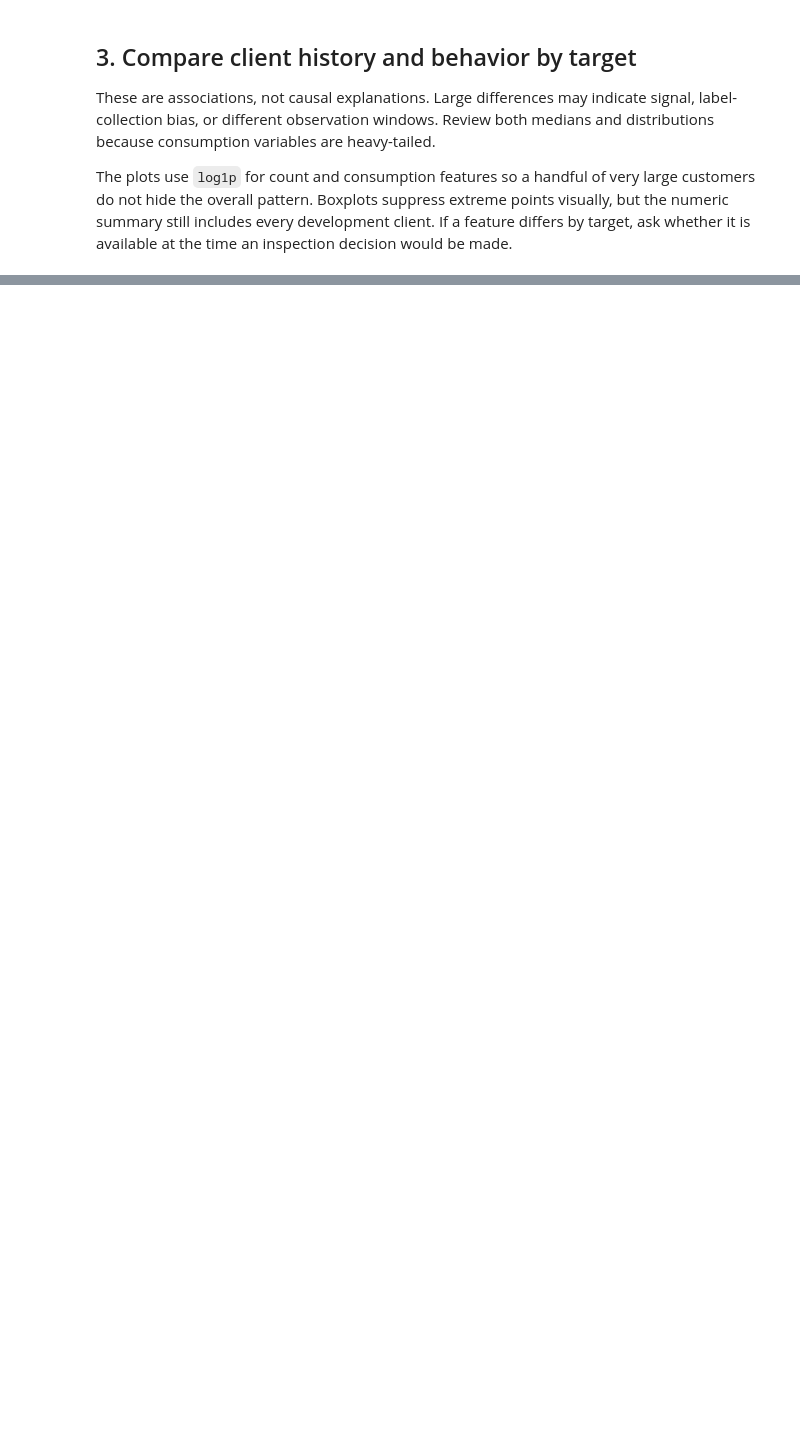
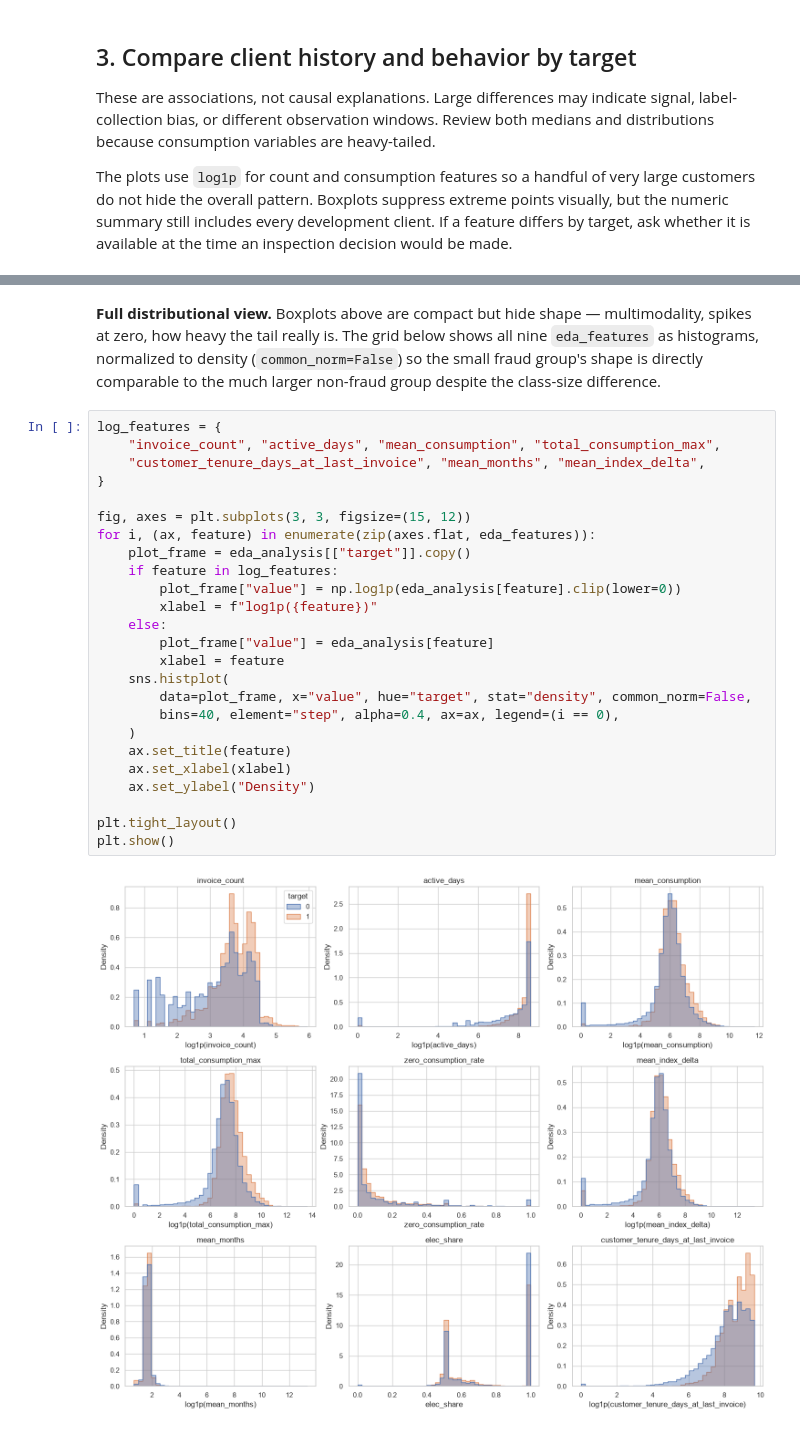
Before and after one commit to roy-nfisch/ds-fraud-in-electricity-and-gas, a Jupyter notebook: 01_eda.ipynb, the cells around one changed output, grey strips where cells are left out. Drawn from its saved outputs; the diff is of its cells as text; blank space fills up the shorter version.

```diff
--- a/01_eda.ipynb
+++ b/01_eda.ipynb
@@ -283,3 +427,35 @@ plt.show()
+# %% [markdown]
+**Full distributional view.** Boxplots above are compact but hide shape — multimodality, spikes
+at zero, how heavy the tail really is. The grid below shows all nine `eda_features` as histograms,
+normalized to density (`common_norm=False`) so the small fraud group's shape is directly
+comparable to the much larger non-fraud group despite the class-size difference.
+# %%
+log_features = {
+    "invoice_count", "active_days", "mean_consumption", "total_consumption_max",
+    "customer_tenure_days_at_last_invoice", "mean_months", "mean_index_delta",
+}
+
+fig, axes = plt.subplots(3, 3, figsize=(15, 12))
+for i, (ax, feature) in enumerate(zip(axes.flat, eda_features)):
+    plot_frame = eda_analysis[["target"]].copy()
+    if feature in log_features:
+        plot_frame["value"] = np.log1p(eda_analysis[feature].clip(lower=0))
+        xlabel = f"log1p({feature})"
+    else:
+        plot_frame["value"] = eda_analysis[feature]
+        xlabel = feature
+    sns.histplot(
+        data=plot_frame, x="value", hue="target", stat="density", common_norm=False,
+        bins=40, element="step", alpha=0.4, ax=ax, legend=(i == 0),
+    )
+    ax.set_title(feature)
+    ax.set_xlabel(xlabel)
+    ax.set_ylabel("Density")
+
+plt.tight_layout()
+plt.show()
+# %% [output]
+[figure, added]
 # %%
 def fraud_rate_by_group(frame, column, minimum_clients=50):
     result = frame.groupby(column, dropna=False)["target"].agg(clients="size", fraud_rate="mean")
```
Also changed, not shown: parts of 24 cells of this notebook, 2 other files.
